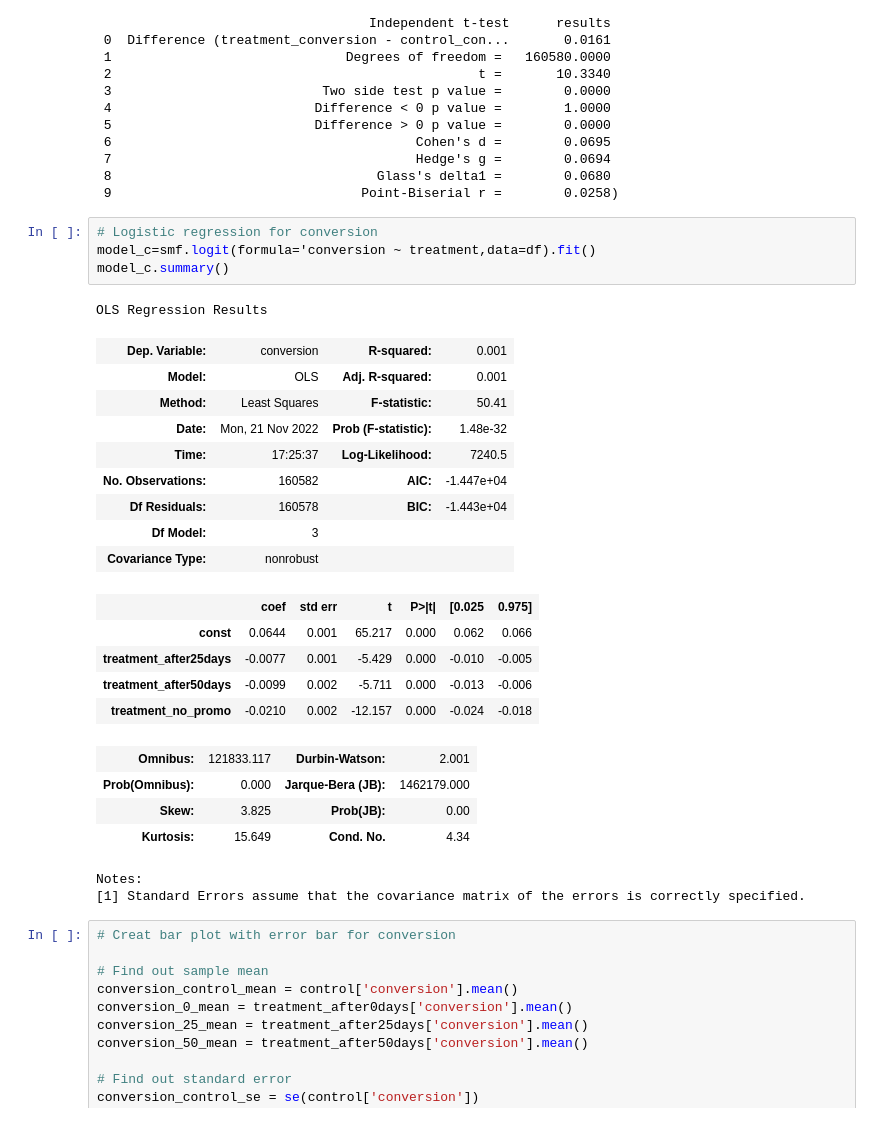
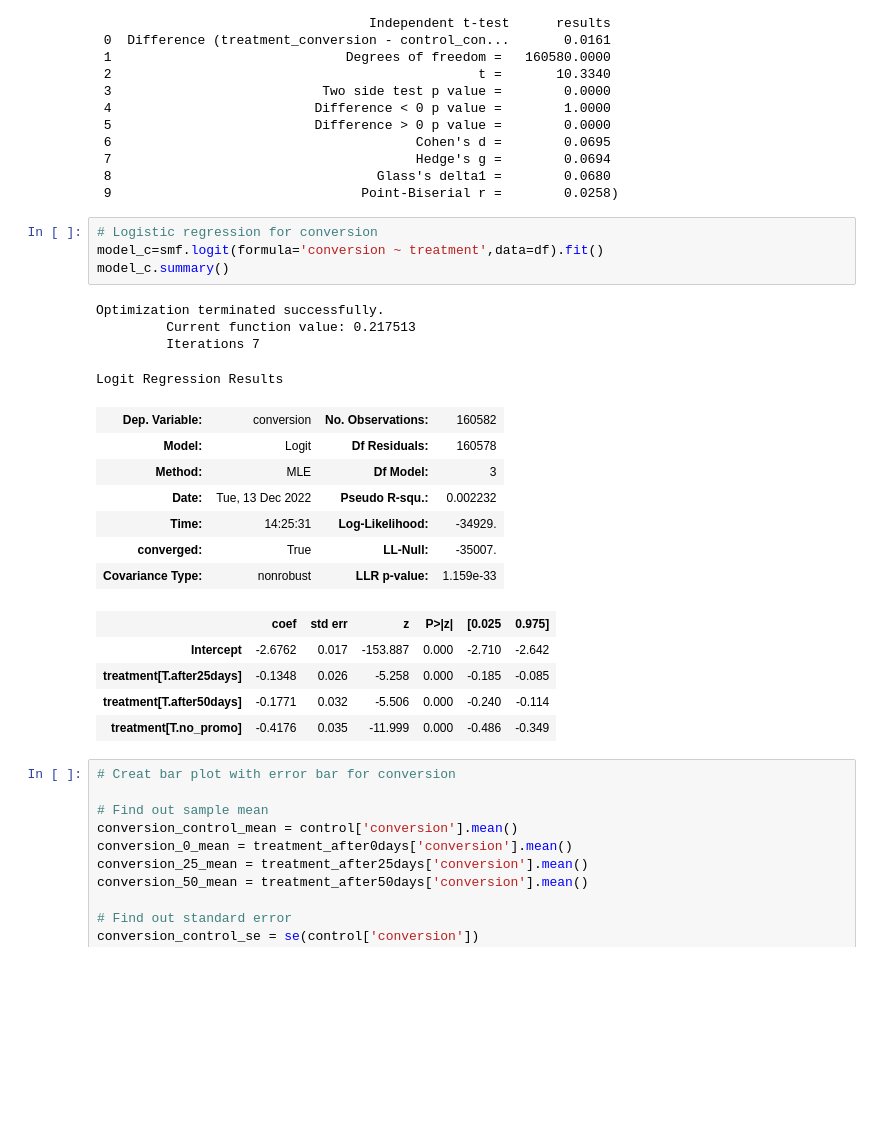
Before and after one commit to Augustzhang-yx/Capstone-abtest, a Jupyter notebook: Final Code.ipynb, the cells around one changed output. Drawn from its saved outputs; the diff is of its cells as text; blank space fills up the shorter version.

```diff
--- a/Final Code.ipynb
+++ b/Final Code.ipynb
@@ -97,30 +100,25 @@ conversion_t
  9                                Point-Biserial r =        0.0258)
 # %%
 # Logistic regression for conversion
-model_c=smf.logit(formula='conversion ~ treatment,data=df).fit()
+model_c=smf.logit(formula='conversion ~ treatment',data=df).fit()
 model_c.summary()
 # %% [output]
-OLS Regression Results
+Optimization terminated successfully.
+         Current function value: 0.217513
+         Iterations 7
+Logit Regression Results
-| Dep. Variable: | conversion | R-squared: | 0.001 |
-| Model: | OLS | Adj. R-squared: | 0.001 |
-| Method: | Least Squares | F-statistic: | 50.41 |
-| Date: | Mon, 21 Nov 2022 | Prob (F-statistic): | 1.48e-32 |
-| Time: | 17:25:37 | Log-Likelihood: | 7240.5 |
-| No. Observations: | 160582 | AIC: | -1.447e+04 |
-| Df Residuals: | 160578 | BIC: | -1.443e+04 |
-| Df Model: | 3 |  |  |
-| Covariance Type: | nonrobust |  |  |
+| Dep. Variable: | conversion | No. Observations: | 160582 |
+| Model: | Logit | Df Residuals: | 160578 |
+| Method: | MLE | Df Model: | 3 |
+| Date: | Tue, 13 Dec 2022 | Pseudo R-squ.: | 0.002232 |
+| Time: | 14:25:31 | Log-Likelihood: | -34929. |
+| converged: | True | LL-Null: | -35007. |
+| Covariance Type: | nonrobust | LLR p-value: | 1.159e-33 |
-|  | coef | std err | t | P>|t| | [0.025 | 0.975] |
-| const | 0.0644 | 0.001 | 65.217 | 0.000 | 0.062 | 0.066 |
-| treatment_after25days | -0.0077 | 0.001 | -5.429 | 0.000 | -0.010 | -0.005 |
-| treatment_after50days | -0.0099 | 0.002 | -5.711 | 0.000 | -0.013 | -0.006 |
-| treatment_no_promo | -0.0210 | 0.002 | -12.157 | 0.000 | -0.024 | -0.018 |
+|  | coef | std err | z | P>|z| | [0.025 | 0.975] |
+| Intercept | -2.6762 | 0.017 | -153.887 | 0.000 | -2.710 | -2.642 |
+| treatment[T.after25days] | -0.1348 | 0.026 | -5.258 | 0.000 | -0.185 | -0.085 |
+| treatment[T.after50days] | -0.1771 | 0.032 | -5.506 | 0.000 | -0.240 | -0.114 |
+| treatment[T.no_promo] | -0.4176 | 0.035 | -11.999 | 0.000 | -0.486 | -0.349 |
-| Omnibus: | 121833.117 | Durbin-Watson: | 2.001 |
-| Prob(Omnibus): | 0.000 | Jarque-Bera (JB): | 1462179.000 |
-| Skew: | 3.825 | Prob(JB): | 0.00 |
-| Kurtosis: | 15.649 | Cond. No. | 4.34 |
-Notes:
-[1] Standard Errors assume that the covariance matrix of the errors is correctly specified.
 # %%
 # Creat bar plot with error bar for conversion
 
```
Also changed, not shown: parts of 8 cells of this notebook, 1 other file.
